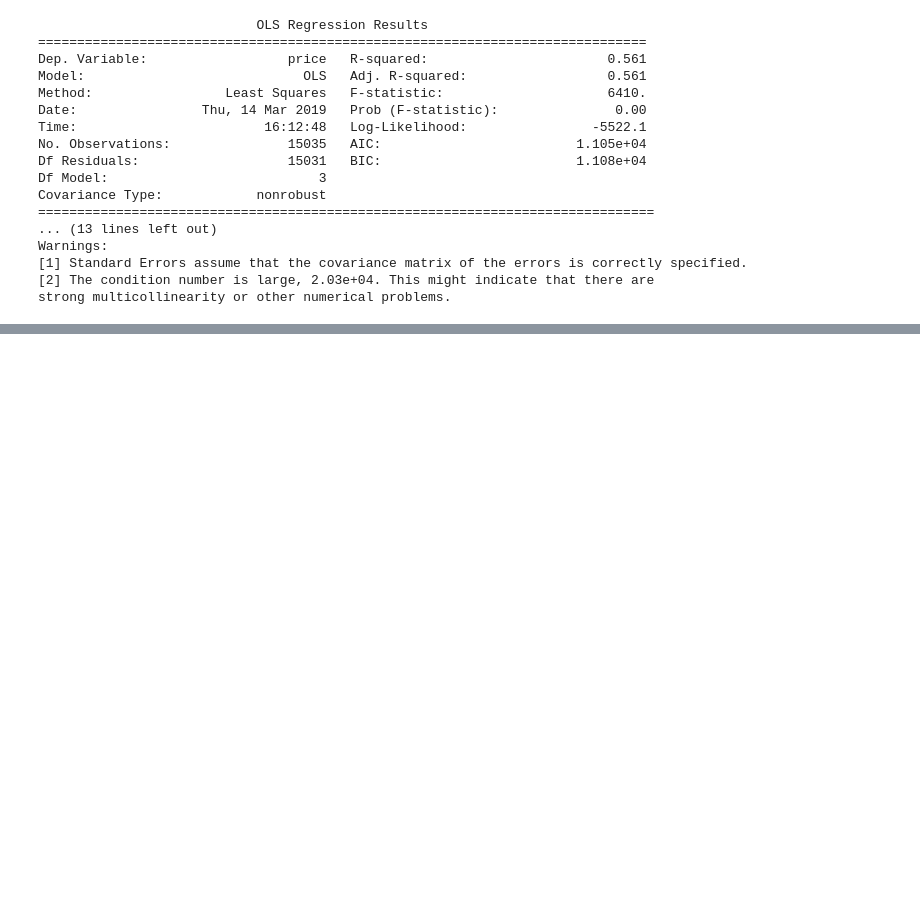
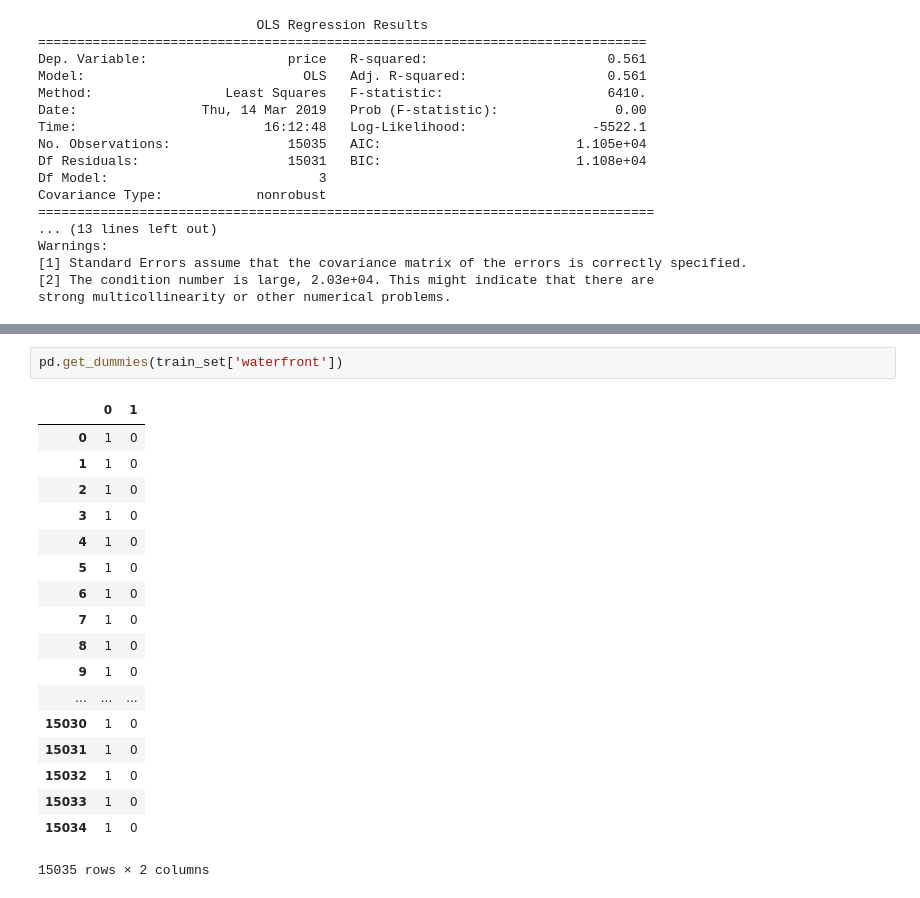
Before and after one commit to EmjayAhn/kaggle_HousePrice, a Jupyter notebook: 01_HousePriceEDA.ipynb, the cells around one changed output, grey strips where cells are left out. Cells and saved outputs as stored; diff of their text form; blank space fills up the shorter version.

```diff
--- a/01_HousePriceEDA.ipynb
+++ b/01_HousePriceEDA.ipynb
@@ -454,0 +488,21 @@ strong multicollinearity or other numerical problems.
+# %%
+pd.get_dummies(train_set['waterfront'])
+# %% [output]
+|  | 0 | 1 |
+| 0 | 1 | 0 |
+| 1 | 1 | 0 |
+| 2 | 1 | 0 |
+| 3 | 1 | 0 |
+| 4 | 1 | 0 |
+| 5 | 1 | 0 |
+| 6 | 1 | 0 |
+| 7 | 1 | 0 |
+| 8 | 1 | 0 |
+| 9 | 1 | 0 |
+| ... | ... | ... |
+| 15030 | 1 | 0 |
+| 15031 | 1 | 0 |
+| 15032 | 1 | 0 |
+| 15033 | 1 | 0 |
+| 15034 | 1 | 0 |
+15035 rows × 2 columns
```
Also changed, not shown: parts of 11 cells of this notebook.
